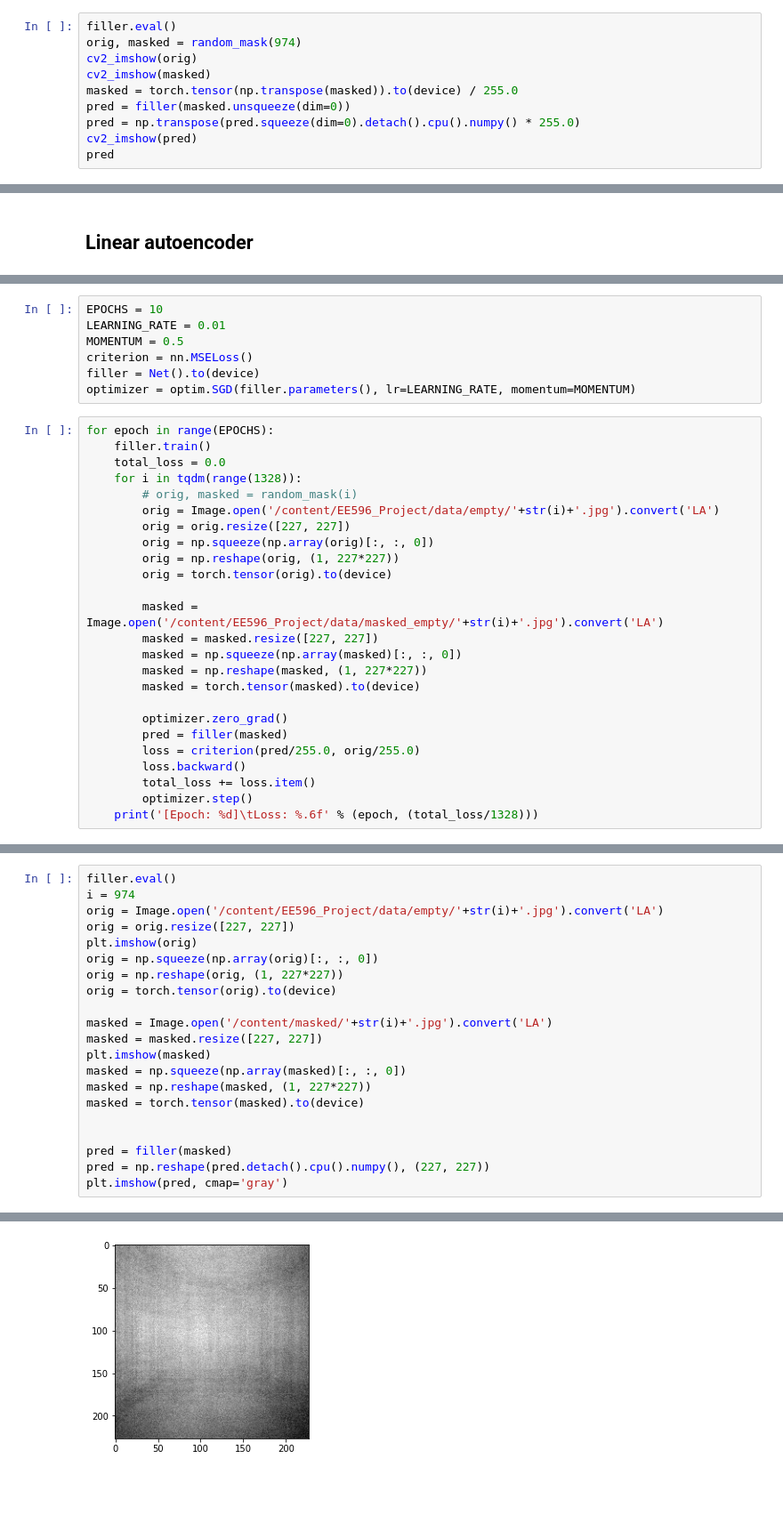
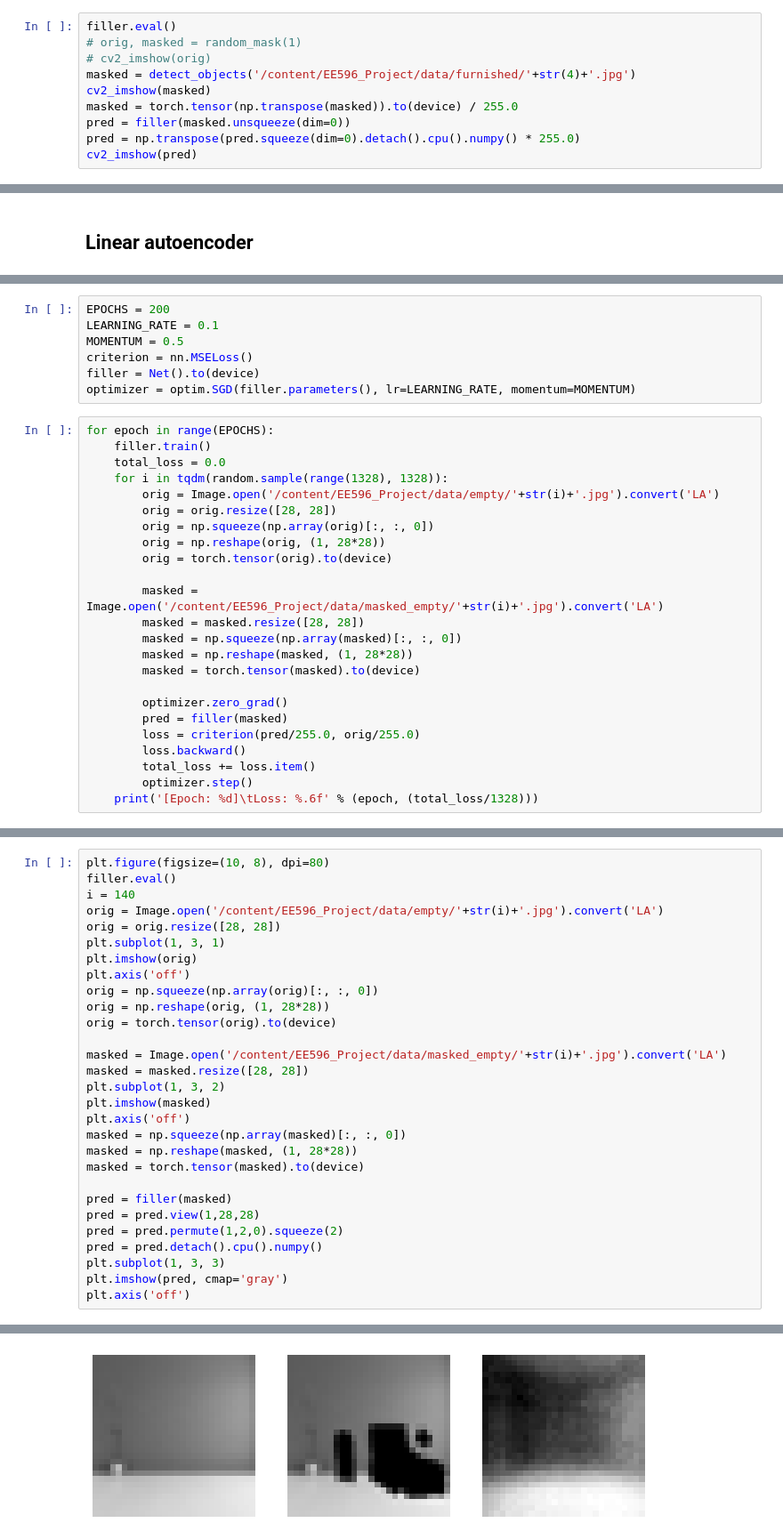
Before and after one commit to darisoy/EE596_Project, a Jupyter notebook: testing_CNNAutoEncoder.ipynb, the cells around one changed output, grey strips where cells are left out. Shown at 89% size. Drawn from its saved outputs; the diff is of its cells as text; blank space fills up the shorter version.

```diff
--- a/testing_CNNAutoEncoder.ipynb
+++ b/testing_CNNAutoEncoder.ipynb
@@ -124,11 +142,11 @@ for epoch in range(EPOCHS):
 # %%
 filler.eval()
-orig, masked = random_mask(974)
-cv2_imshow(orig)
+# orig, masked = random_mask(1)
+# cv2_imshow(orig)
+masked = detect_objects('/content/EE596_Project/data/furnished/'+str(4)+'.jpg')
 cv2_imshow(masked)
 masked = torch.tensor(np.transpose(masked)).to(device) / 255.0
 pred = filler(masked.unsqueeze(dim=0))
 pred = np.transpose(pred.squeeze(dim=0).detach().cpu().numpy() * 255.0)
 cv2_imshow(pred)
-pred
 # %% [output]
@@ -169,6 +205,6 @@ class Net(nn.Module):
 # %%
-EPOCHS = 10
-LEARNING_RATE = 0.01
+EPOCHS = 200
+LEARNING_RATE = 0.1
 MOMENTUM = 0.5
 criterion = nn.MSELoss()
 filler = Net().to(device)
@@ -177,18 +213,17 @@ optimizer = optim.SGD(filler.parameters(), lr=LEARNING_RATE, momentum=MOMENTUM)
 for epoch in range(EPOCHS):
     filler.train()
     total_loss = 0.0
-    for i in tqdm(range(1328)):
-        # orig, masked = random_mask(i)
+    for i in tqdm(random.sample(range(1328), 1328)):
         orig = Image.open('/content/EE596_Project/data/empty/'+str(i)+'.jpg').convert('LA')
-        orig = orig.resize([227, 227])
+        orig = orig.resize([28, 28])
         orig = np.squeeze(np.array(orig)[:, :, 0])
-        orig = np.reshape(orig, (1, 227*227))
+        orig = np.reshape(orig, (1, 28*28))
         orig = torch.tensor(orig).to(device)
 
         masked = Image.open('/content/EE596_Project/data/masked_empty/'+str(i)+'.jpg').convert('LA')
-        masked = masked.resize([227, 227])
+        masked = masked.resize([28, 28])
         masked = np.squeeze(np.array(masked)[:, :, 0])
-        masked = np.reshape(masked, (1, 227*227))
+        masked = np.reshape(masked, (1, 28*28))
         masked = torch.tensor(masked).to(device)
 
         optimizer.zero_grad()
@@ -206,22 +254,30 @@ KeyboardInterrupt: ignored
 # %%
+plt.figure(figsize=(10, 8), dpi=80)
 filler.eval()
-i = 974
+i = 140
 orig = Image.open('/content/EE596_Project/data/empty/'+str(i)+'.jpg').convert('LA')
-orig = orig.resize([227, 227])
+orig = orig.resize([28, 28])
+plt.subplot(1, 3, 1)
 plt.imshow(orig)
+plt.axis('off')
 orig = np.squeeze(np.array(orig)[:, :, 0])
-orig = np.reshape(orig, (1, 227*227))
+orig = np.reshape(orig, (1, 28*28))
 orig = torch.tensor(orig).to(device)
 
-masked = Image.open('/content/masked/'+str(i)+'.jpg').convert('LA')
-masked = masked.resize([227, 227])
+masked = Image.open('/content/EE596_Project/data/masked_empty/'+str(i)+'.jpg').convert('LA')
+masked = masked.resize([28, 28])
+plt.subplot(1, 3, 2)
 plt.imshow(masked)
+plt.axis('off')
 masked = np.squeeze(np.array(masked)[:, :, 0])
-masked = np.reshape(masked, (1, 227*227))
+masked = np.reshape(masked, (1, 28*28))
 masked = torch.tensor(masked).to(device)
 
-
 pred = filler(masked)
-pred = np.reshape(pred.detach().cpu().numpy(), (227, 227))
+pred = pred.view(1,28,28)
+pred = pred.permute(1,2,0).squeeze(2)
+pred = pred.detach().cpu().numpy()
+plt.subplot(1, 3, 3)
 plt.imshow(pred, cmap='gray')
+plt.axis('off')
 # %% [output]
@@ -229 +285 @@ plt.imshow(pred, cmap='gray')
-[figure, old version]
+[figure, new version]
```
Also changed, not shown: parts of 9 cells of this notebook.
